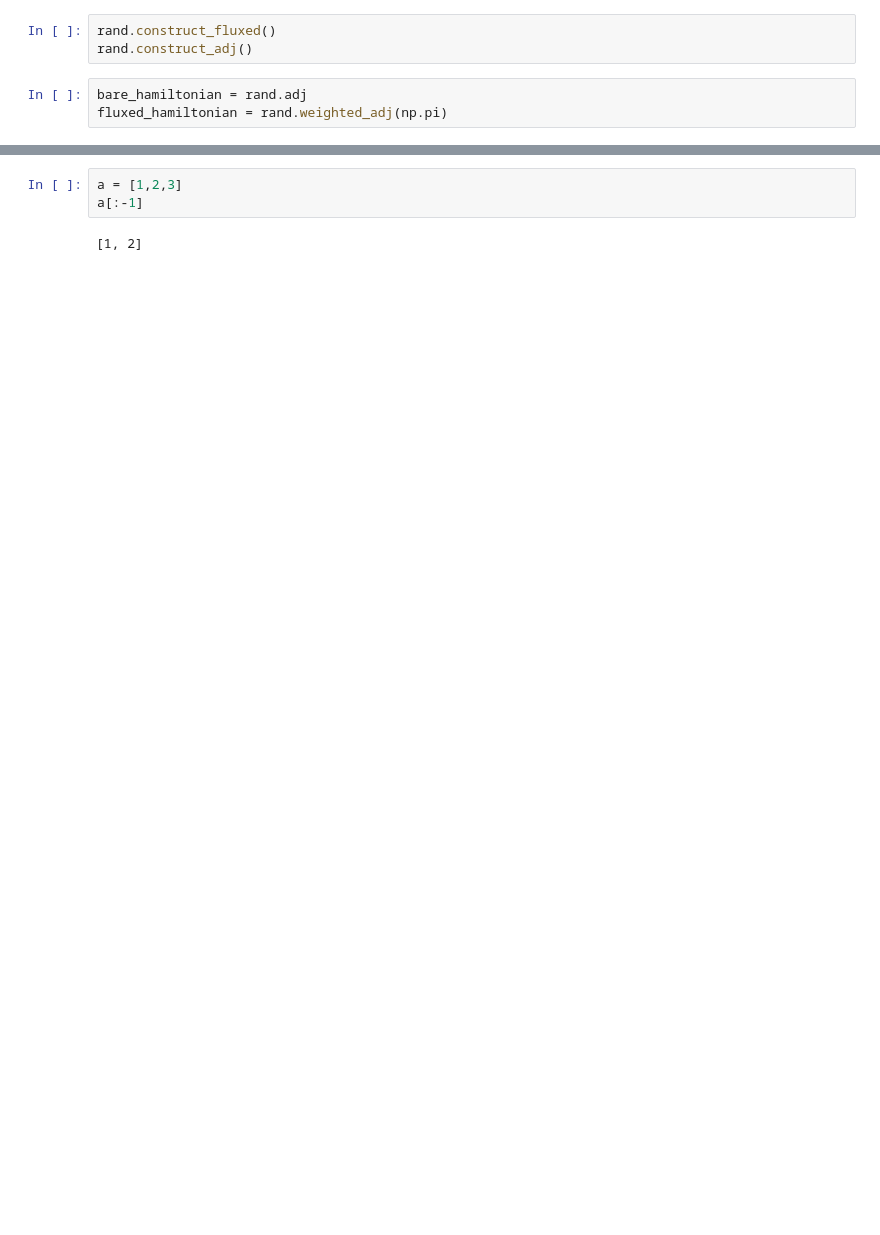
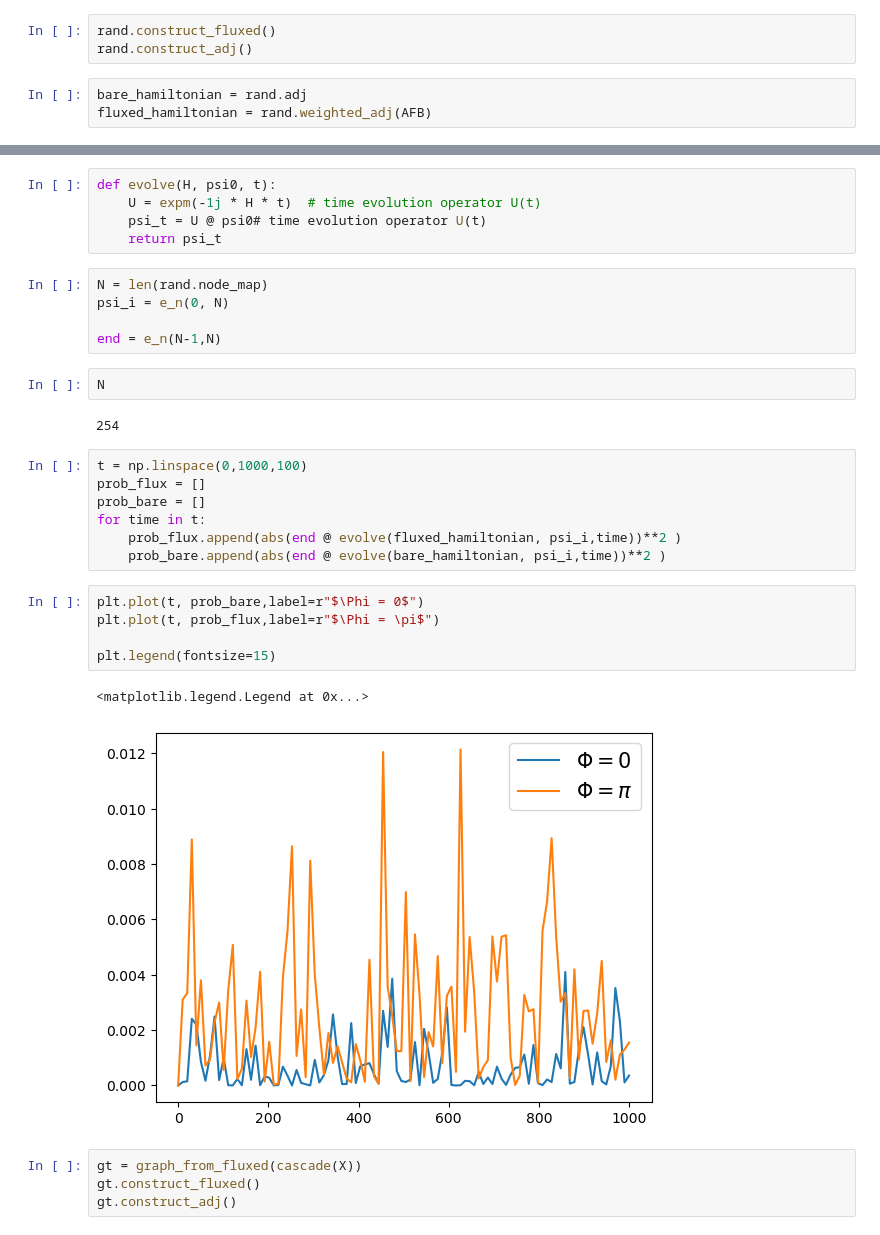
Before and after one commit to cgs2155/RandomCycles, a Jupyter notebook: proto.ipynb, the cells around one changed output, grey strips where cells are left out. Drawn from its saved outputs; the diff is of its cells as text; blank space fills up the shorter version.

```diff
--- a/proto.ipynb
+++ b/proto.ipynb
@@ -76,4 +42,4 @@ rand.construct_fluxed()
 rand.construct_adj()
 # %%
 bare_hamiltonian = rand.adj
-fluxed_hamiltonian = rand.weighted_adj(np.pi)
+fluxed_hamiltonian = rand.weighted_adj(AFB)
@@ -129,5 +46,33 @@ HTML(anim.to_html5_video())
-# %%
-a = [1,2,3]
-a[:-1]
-# %% [output]
-[1, 2]
+# %%
+def evolve(H, psi0, t):
+    U = expm(-1j * H * t)  # time evolution operator U(t)
+    psi_t = U @ psi0# time evolution operator U(t)
+    return psi_t
+# %%
+N = len(rand.node_map)
+psi_i = e_n(0, N)
+
+end = e_n(N-1,N)
+# %%
+N
+# %% [output]
+254
+# %%
+t = np.linspace(0,1000,100)
+prob_flux = []
+prob_bare = []
+for time in t:
+    prob_flux.append(abs(end @ evolve(fluxed_hamiltonian, psi_i,time))**2 )
+    prob_bare.append(abs(end @ evolve(bare_hamiltonian, psi_i,time))**2 )
+# %%
+plt.plot(t, prob_bare,label=r"$\Phi = 0$")
+plt.plot(t, prob_flux,label=r"$\Phi = \pi$")
+
+plt.legend(fontsize=15)
+# %% [output]
+<matplotlib.legend.Legend at 0x...>
+[figure, added]
+# %%
+gt = graph_from_fluxed(cascade(X))
+gt.construct_fluxed()
+gt.construct_adj()
```
Also changed, not shown: parts of 17 cells of this notebook, 22 other files.
